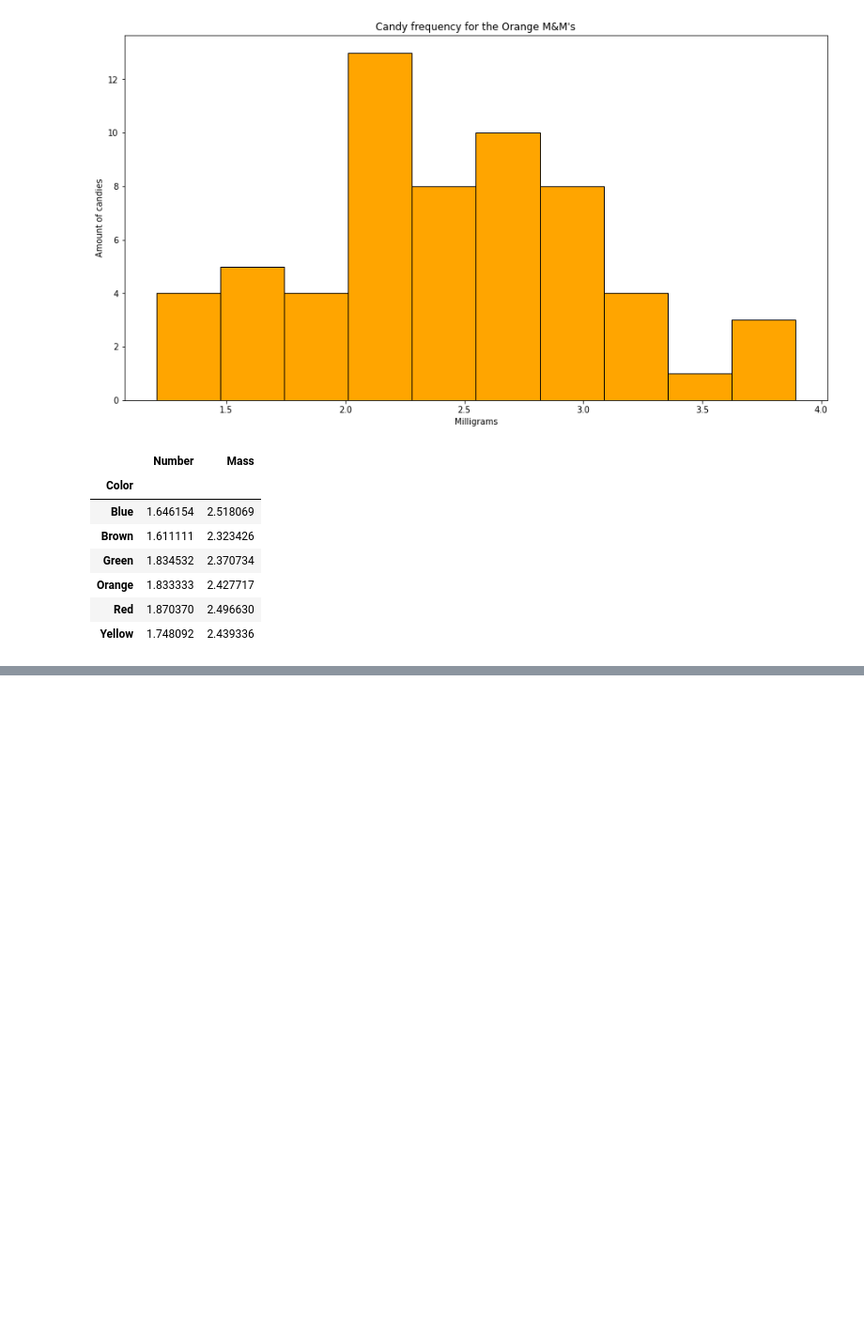
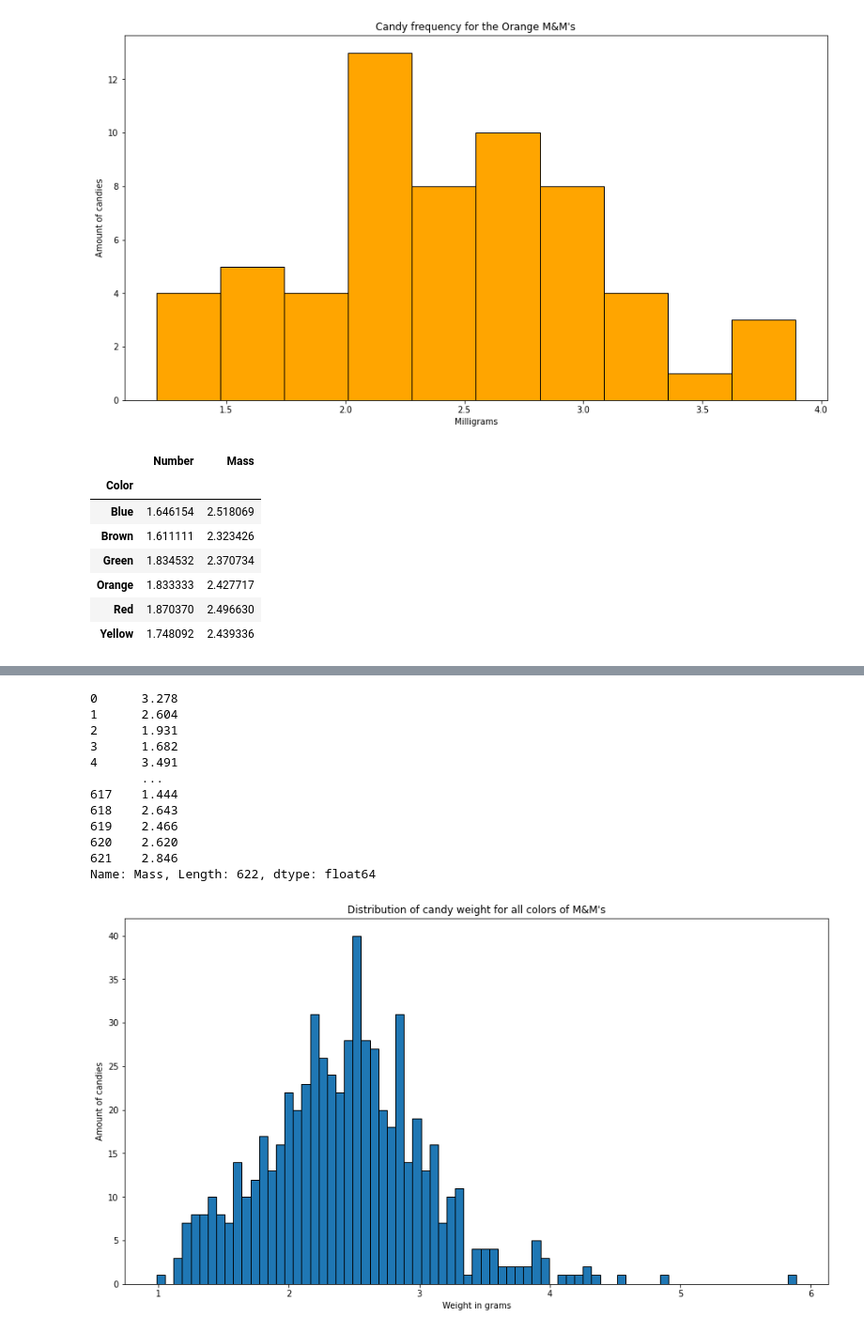
Before and after one commit to antonsvaren/MSG810_Assignment3, a Jupyter notebook: Statistical Investigation.ipynb, the cells around one changed output, grey strips where cells are left out. Shown at 94% size. Cells and saved outputs as stored; diff of their text form; code cells hidden in the pictures; blank space fills up the shorter version.

```diff
--- a/Untitled.ipynb
+++ b/Statistical Investigation.ipynb
@@ -183,0 +178,25 @@ Willys   Wieselgrensplatsen 1       2.538062
+# %%
+mass = df['Mass']
+
+print(mass)
+plt.figure(figsize=(15,8))
+plot = plt.hist(mass, edgecolor='black', bins = 75, alpha = 1)
+
+plt.title("Distribution of candy weight for all colors of M&M's")
+plt.xlabel('Weight in grams')
+plt.ylabel('Amount of candies')
+plt.show()
+# %% [output]
+0      3.278
+1      2.604
+2      1.931
+3      1.682
+4      3.491
+       ...
+617    1.444
+618    2.643
+619    2.466
+620    2.620
+621    2.846
+Name: Mass, Length: 622, dtype: float64
+[figure, added]
```
Also changed, not shown: parts of 6 cells of this notebook.
